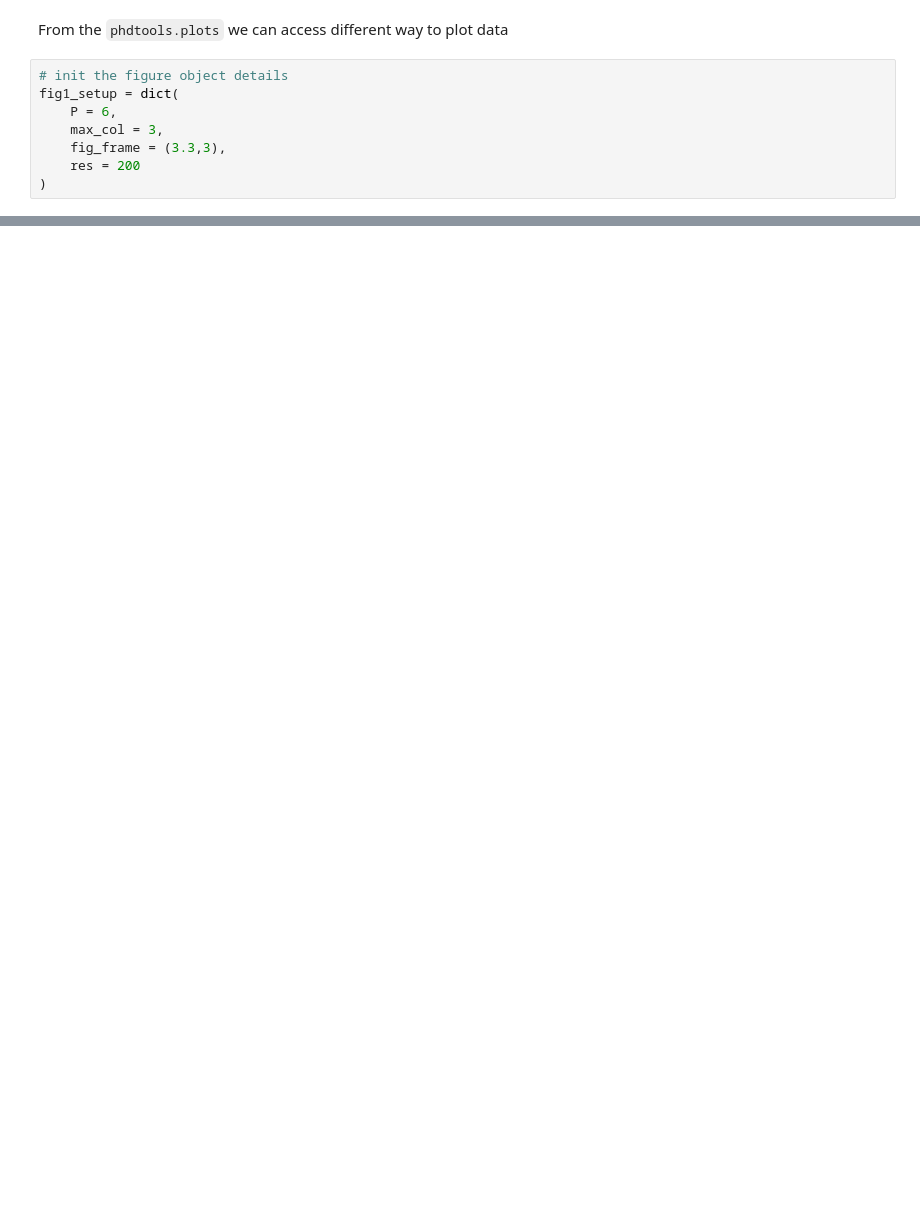
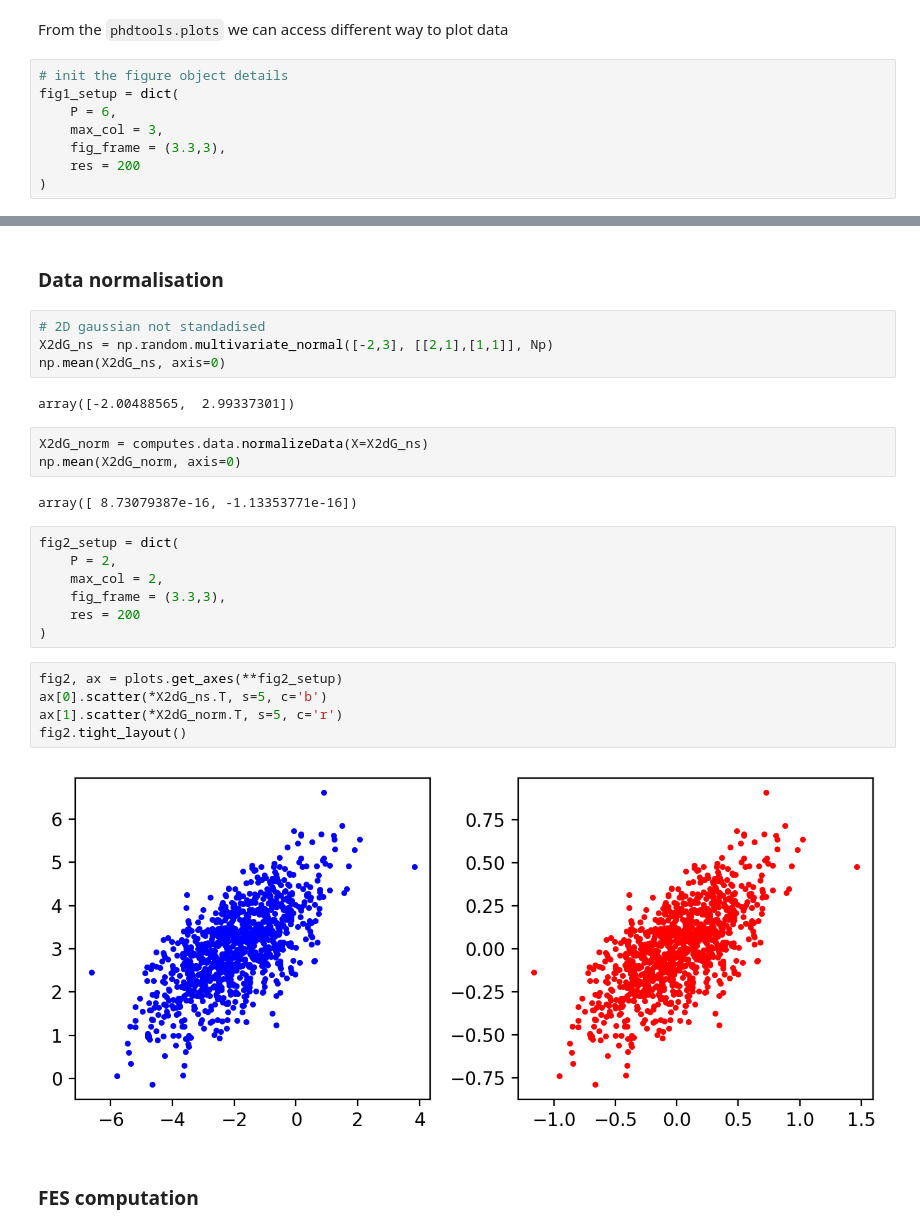
Before and after one commit to AGardinon/PHDtools, a Jupyter notebook: example/notebook/1_DataHandling_and_Plots.ipynb, the cells around one changed output, grey strips where cells are left out. Drawn from its saved outputs; the diff is of its cells as text; blank space fills up the shorter version.

```diff
--- a/example/notebook/1_DataHandling_and_Plots.ipynb
+++ b/example/notebook/1_DataHandling_and_Plots.ipynb
@@ -104,0 +101,29 @@ fig1.tight_layout()
+# %% [markdown]
+### Data normalisation
+# %%
+# 2D gaussian not standadised
+X2dG_ns = np.random.multivariate_normal([-2,3], [[2,1],[1,1]], Np)
+np.mean(X2dG_ns, axis=0)
+# %% [output]
+array([-2.00488565,  2.99337301])
+# %%
+X2dG_norm = computes.data.normalizeData(X=X2dG_ns)
+np.mean(X2dG_norm, axis=0)
+# %% [output]
+array([ 8.73079387e-16, -1.13353771e-16])
+# %%
+fig2_setup = dict(
+    P = 2,
+    max_col = 2,
+    fig_frame = (3.3,3),
+    res = 200
+)
+# %%
+fig2, ax = plots.get_axes(**fig2_setup)
+ax[0].scatter(*X2dG_ns.T, s=5, c='b')
+ax[1].scatter(*X2dG_norm.T, s=5, c='r')
+fig2.tight_layout()
+# %% [output]
+[figure, added]
+# %% [markdown]
+### FES computation
```
Also changed, not shown: parts of 6 cells of this notebook, 1 other file.
